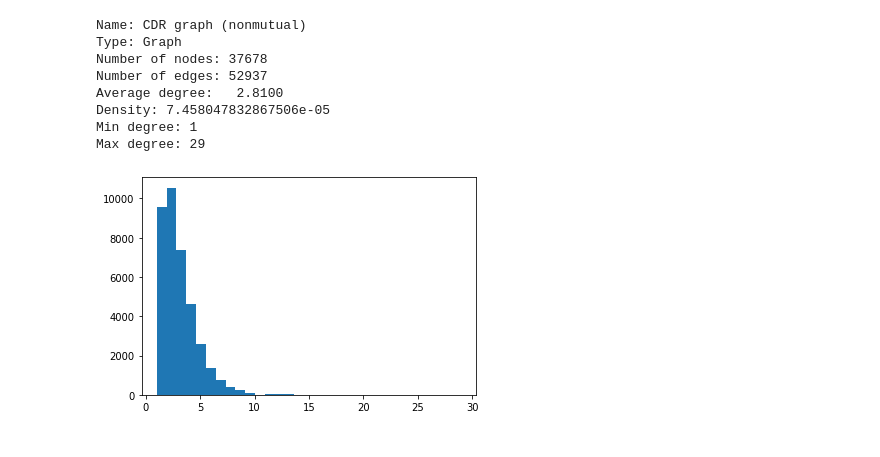
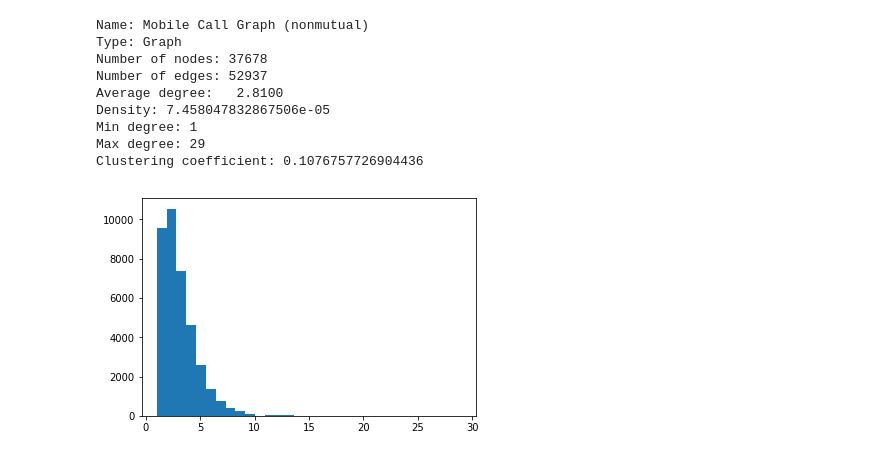
Before and after one commit to josemauro/cdr_research, a Jupyter notebook: 1_build_networks/notebooks/metrics.ipynb, the cells around one changed output. Saved outputs shown, nothing was run; the diff lists cells and outputs as text; code cells hidden in the pictures.

```diff
--- a/1_build_networks/notebooks/metrics.ipynb
+++ b/1_build_networks/notebooks/metrics.ipynb
@@ -11,37 +12,41 @@ graph = nx.read_gml(f'../out/largest_32_RISJDR_{type_network}.gml', label='id')
 # %%
 # calculate the metrics for nonmutual network
 
 # set a name for the graph
-graph.name = f"CDR graph ({type_network})"
+graph.name = f"Mobile Call Graph ({type_network})"
 
 # info of the graph
 info = nx.info(graph)
 print(info)
 
 # get the density
 density = nx.density(graph)
 print(f"Density: {density}")
 
 # get max degree
 degrees = [graph.degree(n) for n in graph.nodes()]
 max_degree = max(degrees)
 min_degree = min(degrees)
 print(f"Min degree: {min_degree}")
 print(f"Max degree: {max_degree}")
+
+# clustering coefficient
+average_clustering = nx.average_clustering(graph)
+print(f"Clustering coefficient: {average_clustering}")
+
+
+# degree distribution
+degrees = [graph.degree(n) for n in graph.nodes()]
+plt.hist(degrees, 31)
+plt.show()
 # %% [output]
-Name: CDR graph (nonmutual)
+Name: Mobile Call Graph (nonmutual)
 Type: Graph
 Number of nodes: 37678
 Number of edges: 52937
 Average degree:   2.8100
 Density: 7.458047832867506e-05
 Min degree: 1
 Max degree: 29
+Clustering coefficient: 0.1076757726904436
+[figure, added]
-# %%
-# degree distribution
-
-degrees = [graph.degree(n) for n in graph.nodes()]
-plt.hist(degrees, 31)
-plt.show()
-# %% [output]
-[figure, removed]
```
Also changed, not shown: parts of 9 cells of this notebook, 1 other file.
